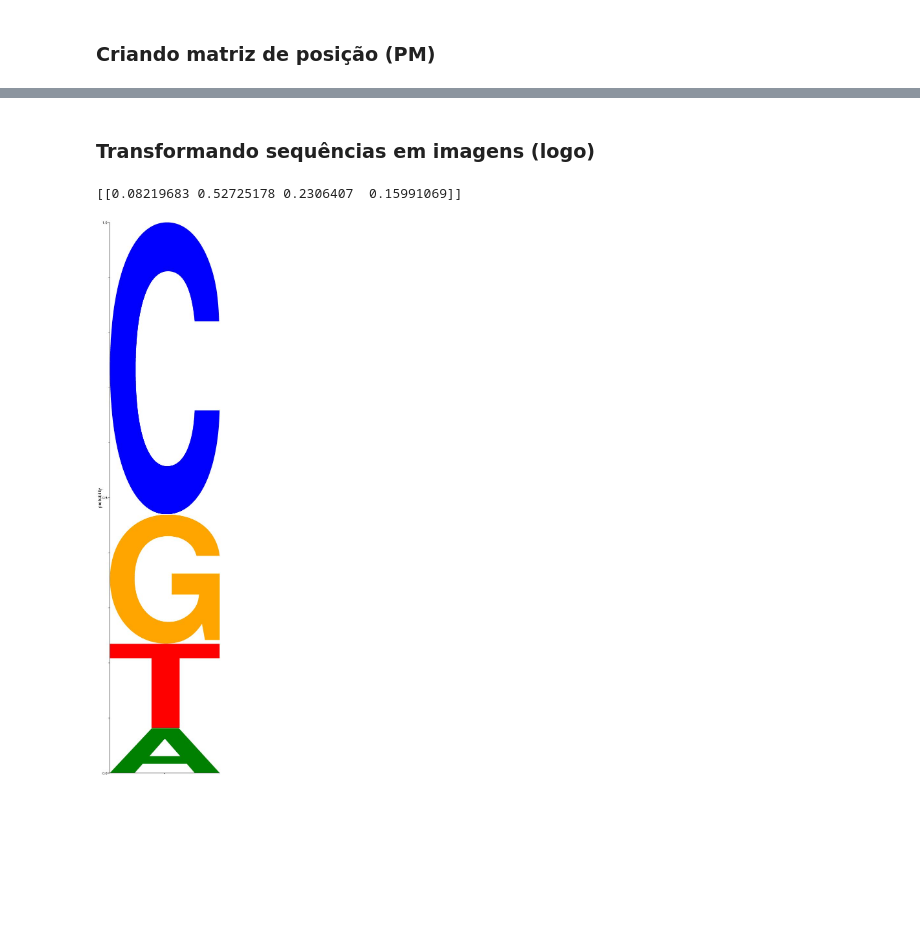
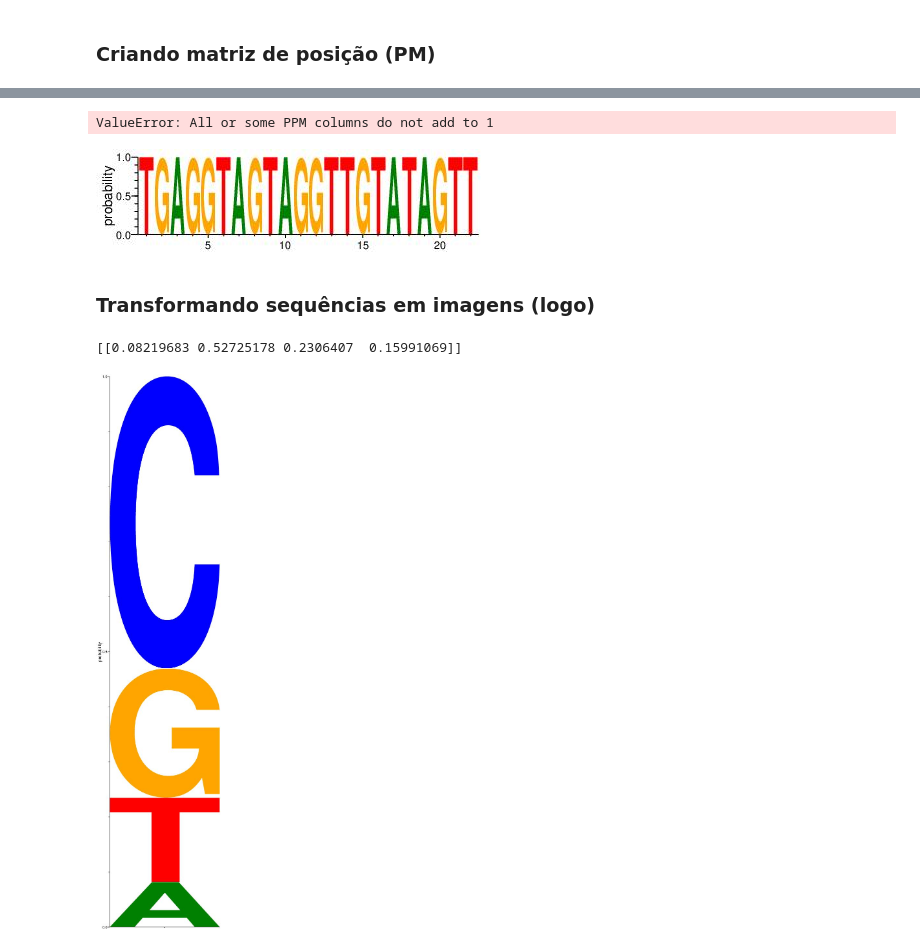
Before and after one commit to Marcos314/CNN_Leukocyte_Classification, a Jupyter notebook: notebooks/script_generate_images.ipynb, the cells around one changed output, grey strips where cells are left out. Drawn from its saved outputs; the diff is of its cells as text; code cells hidden in the pictures; blank space fills up the shorter version.

Commit message:
Gerar imagens logo a partir de um dataframe - OK

```diff
--- a/notebooks/script_generate_images.ipynb
+++ b/notebooks/script_generate_images.ipynb
@@ -21,7 +21,8 @@ file = '/home/marcos/Desktop/TCC_2020/dados/mature.fa'
 for i in SeqIO.parse(file, "fasta"):
     # imprime a sequencia
     #print(i.Seq)
-    array_seq.append(i.seq)
+
+    array_seq.append(str(i.seq))
 
 print(array_seq)
 # %% [output]
@@ -33,7 +66,7 @@ Seq('UGAGGUAGUAGGUUGUAUAGUU')
 # %% [markdown]
 ### Criando matriz de posição (PM)
 # %%
-#seq = "AACCGGTT"
+#q = "AACCGGTT"
 seq = array_seq[0]
 def split(seq):
     return [char for char in seq]
@@ -50,7 +83,7 @@ def getC(listSeq):
     posC = []
     for nucl in listSeq:
         if nucl == "C":
-            posC.append(1)
+            posC.append(0.8)
         else:
             posC.append(0)
     return posC
@@ -59,21 +92,21 @@ def getG(listSeq):
     posG = []
     for nucl in listSeq:
         if nucl == "G":
-            posG
-def getT(listSeq):
-    posT = []
+            posG.append(0.6)
+        else:
+            posG.append(0)
+    return posG
+
+def getU(listSeq):
+    posU = []
     for nucl in listSeq:
-        if nucl == "T":
-            posT.append(1)
+        if nucl == "U":
+            posU.append(0.4)
         else:
-            posT.append(0)
-    return posT
+            posU.append(0)
+    return posU
 
-import pandas as pd
-matrix = pd.DataFrame([getA(split(seq)), getC(split(seq)), getG(split(seq)), getT(split(seq))])
-print(matrix)
-
-import seqlogo
-ppm = seqlogo.Ppm(matrix)
-ppm
+matrix = [getA(split(seq)), getC(split(seq)), getG(split(seq)), getU(split(seq))]
+matriz = pd.DataFrame(matrix)
+matriz
 # %% [output]
@@ -81,3 +119,14 @@ TypeError: object of type 'NoneType' has no len()
+# %%
+# Gerando imagem logo
+import seqlogo
+ppm = seqlogo.Ppm(matriz)
+#ppm
+# %% [output]
+ValueError: All or some PPM columns do not add to 1
+# %%
+seqlogo.seqlogo(ppm, ic_scale = False, format = 'jpeg', size = 'small')
+# %% [output]
+[figure, added]
 # %% [markdown]
 ### Transformando sequências em imagens (logo)
 # %%
```
Also changed, not shown: parts of 6 cells of this notebook, 1 other file.
